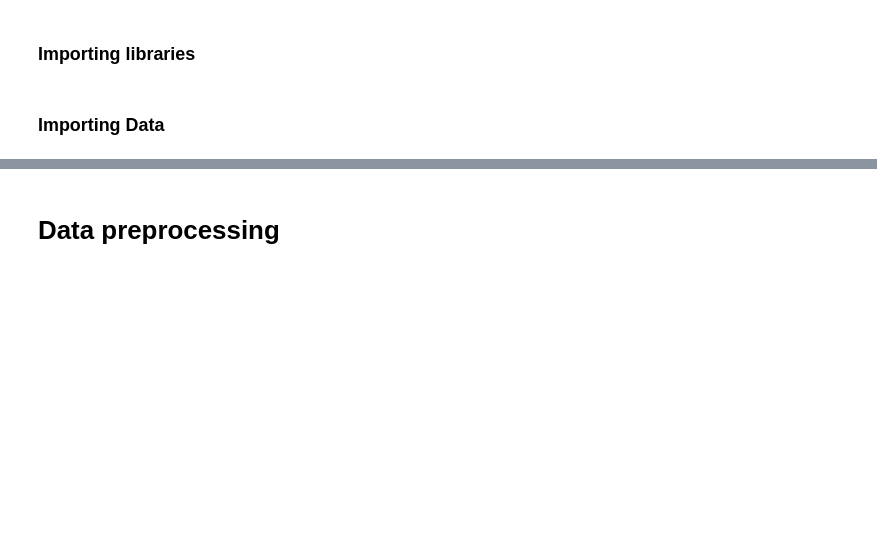
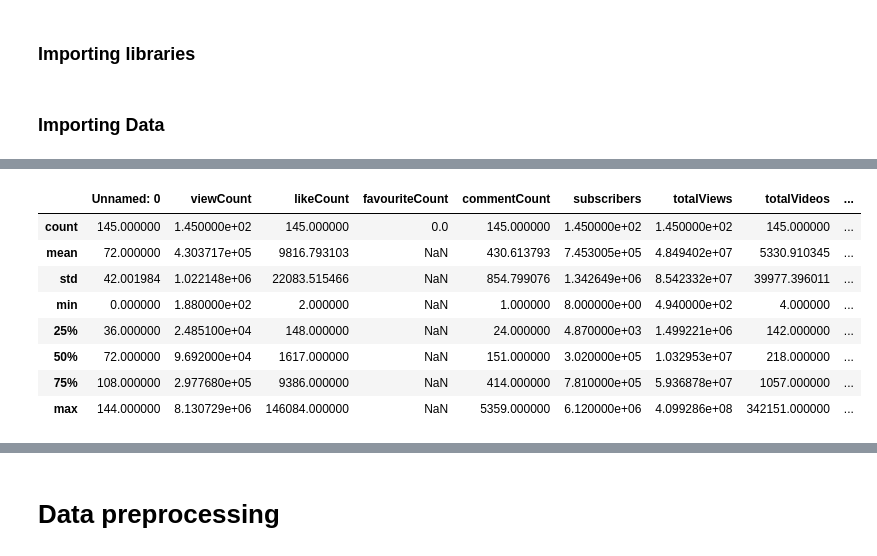
Before and after one commit to mhaln3mi/Youtube-content-quality-classification, a Jupyter notebook: code.ipynb, the cells around one changed output, grey strips where cells are left out. Drawn from its saved outputs; the diff is of its cells as text; code cells hidden in the pictures; blank space fills up the shorter version.

```diff
--- a/code.ipynb
+++ b/code.ipynb
@@ -24,2 +24,14 @@ df.head(5)
+# %%
+df.describe()
+# %% [output]
+|  | Unnamed: 0 | viewCount | likeCount | favouriteCount | commentCount | subscribers | totalViews | totalVideos | ... |
+| count | 145.000000 | 1.450000e+02 | 145.000000 | 0.0 | 145.000000 | 1.450000e+02 | 1.450000e+02 | 145.000000 | ... |
+| mean | 72.000000 | 4.303717e+05 | 9816.793103 | NaN | 430.613793 | 7.453005e+05 | 4.849402e+07 | 5330.910345 | ... |
+| std | 42.001984 | 1.022148e+06 | 22083.515466 | NaN | 854.799076 | 1.342649e+06 | 8.542332e+07 | 39977.396011 | ... |
+| min | 0.000000 | 1.880000e+02 | 2.000000 | NaN | 1.000000 | 8.000000e+00 | 4.940000e+02 | 4.000000 | ... |
+| 25% | 36.000000 | 2.485100e+04 | 148.000000 | NaN | 24.000000 | 4.870000e+03 | 1.499221e+06 | 142.000000 | ... |
+| 50% | 72.000000 | 9.692000e+04 | 1617.000000 | NaN | 151.000000 | 3.020000e+05 | 1.032953e+07 | 218.000000 | ... |
+| 75% | 108.000000 | 2.977680e+05 | 9386.000000 | NaN | 414.000000 | 7.810000e+05 | 5.936878e+07 | 1057.000000 | ... |
+| max | 144.000000 | 8.130729e+06 | 146084.000000 | NaN | 5359.000000 | 6.120000e+06 | 4.099286e+08 | 342151.000000 | ... |
 # %%
 df.info()
```
Also changed, not shown: parts of 28 cells of this notebook, 3 other files.
